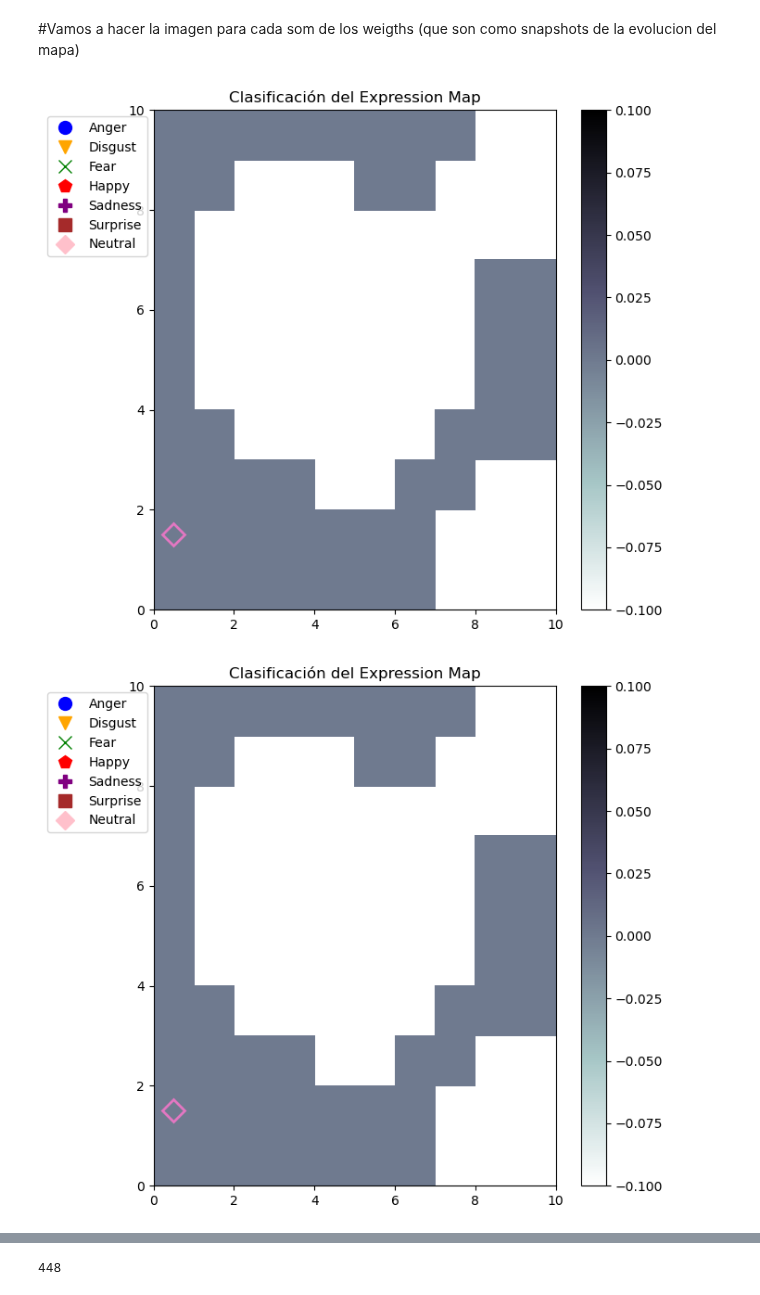
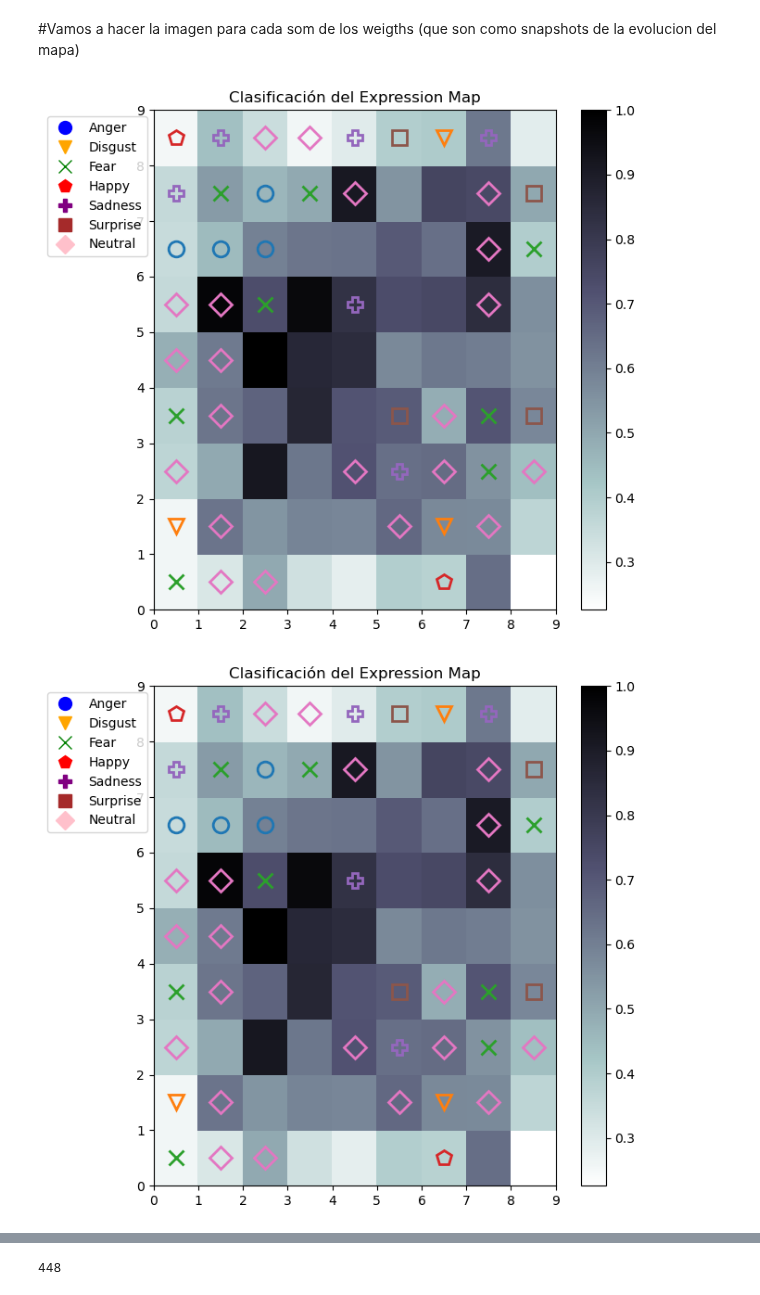
Before and after one commit to aliciaamaliaalvarezmon/SynthesisEmotions, a Jupyter notebook: Notebook/Expression Map-Copy2.ipynb, the cells around one changed output, grey strips where cells are left out. Saved outputs shown, nothing was run; the diff lists cells and outputs as text; code cells hidden in the pictures.

```diff
--- a/Notebook/Expression Map-Copy2.ipynb
+++ b/Notebook/Expression Map-Copy2.ipynb
@@ -51,0 +56,16 @@ len(b_cartoon)
+# %%
+from glob import glob
+
+series_list = np.sort(glob('../ck+copynewT/Landmarks/*/*/*'))
+sub = 'start'
+indexi = []
+for i in range(0, len(series_list)):
+    if (series_list[i].split('/')[3] != sub):
+       # print(sub)
+        #print(i)
+        sub = series_list[i].split('/')[3]
+    else:
+        if (series_list[i].split('/')[5].split('_')[2] == '00000001'):
+            indexi.append(i)
+indexi = np.asarray(indexi)
+indexi
@@ -110,7 +149,7 @@ emotions = get_emotions(files)
 def get_label_emotions(b_vector, seq_first_frames):
     b_vectors_labeled = []
     target = []
-    for i in range(0,224):
+    for i in range(0,225):
         co = first_frames[i]
         sa = first_frames[i+1]
         b_vectors_labeled.append(b_vector[co])
@@ -169,9 +247,9 @@ np.sqrt(450)*5
 import minisom
 
 weights = {}
-stops = [1,  100, 300, 400, 500, 600, 700, 800]
+stops = [1,  2, 3, 4, 5, 6, 7, 8]
 
-som = minisom.MiniSom(10,10,501,sigma=4,neighborhood_function='mexican_hat',learning_rate=5)
+som = minisom.MiniSom(9,9,501,sigma=2,neighborhood_function='mexican_hat',learning_rate=0.1)
 som.random_weights_init(b_vector)
 print("Training...")
 som.train_random(b_vector,stops[0], verbose=False) # training with 100 iterations
@@ -179,7 +257,7 @@ print("\n...ready!")
 weights[stops[0]] = som.get_weights()
 
 for i in range(1, len(stops[1:])):
-    som = minisom.MiniSom(10,10,501,sigma=4,neighborhood_function='mexican_hat',learning_rate=5)
+    som = minisom.MiniSom(9,9,501,sigma=2,neighborhood_function='mexican_hat',learning_rate=0.1)
     key = stops[i-1]
     som._weights = weights[key]
     print("Training...")
@@ -210,0 +289,8 @@ weights[4000].shape
+# %%
+weights[1]
+suma = 0
+for i in range(0, len(weights[1])):
+    for j in range(0, len(weights[1][0])):
+        suma = suma +  np.abs(weights[5][i][j] - weights[1][i][j])
+error = suma/(9*9)
+error
@@ -336,15 +440,16 @@ NameError: name 'MyDic' is not defined
 # %%
 #generamos una instancia de som por cada parada, y luego la graficamos
 
 for key in weights.keys():
     actual_weights = weights[key]
-    som = minisom.MiniSom(10,10,501,sigma=4,neighborhood_function='mexican_hat',learning_rate=5)#hay 8x8 neuronas(64)
+    som = minisom.MiniSom(9,9,501,sigma=2,neighborhood_function='mexican_hat',learning_rate=0.1)#hay 8x8 neuronas(64)
     som._weights = weights[key]
-    vectors_labeled, target = get_label_emotions(b_vector, first_frames)
+    #vectors_labeled, target = get_label_emotions(b_vector, first_frames)
+    vectors_labeled, target = b_vectors_labeled, target
     actual_labeledneurons_dic = {}
     get_labeled_neurons(vectors_labeled, target, actual_labeledneurons_dic, som)
     savepath = '/home/alicia/Documentos/Tesis2023/SynthesisEmotions/Notebook/expression_map_snapshot' +str(key) + '_white.png'
     draw_labeled_neurons_map(som, actual_labeledneurons_dic,savepath, 'png')
 # %% [output]
-[figure, old version]
+[figure, new version]
-[figure, old version]
+[figure, new version]
```
Also changed, not shown: parts of 12 cells of this notebook.
